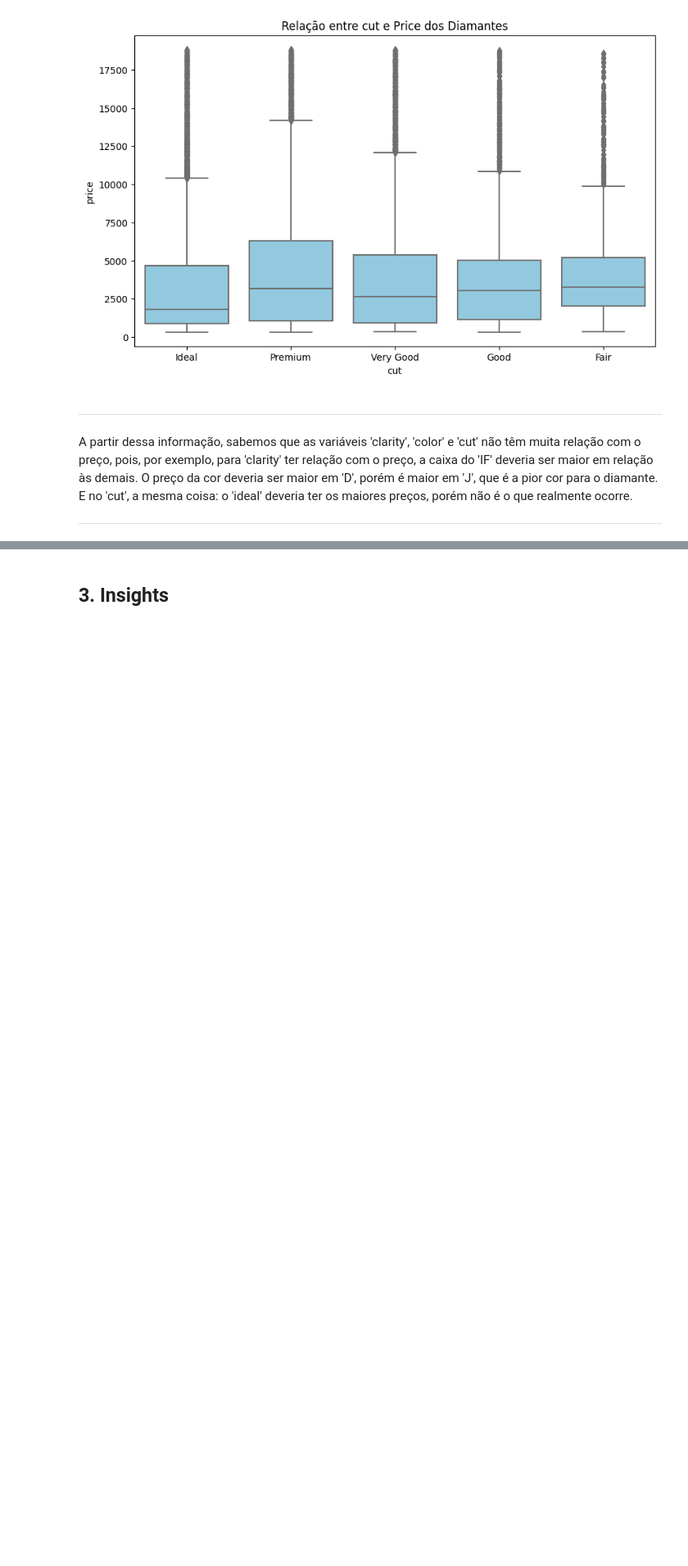
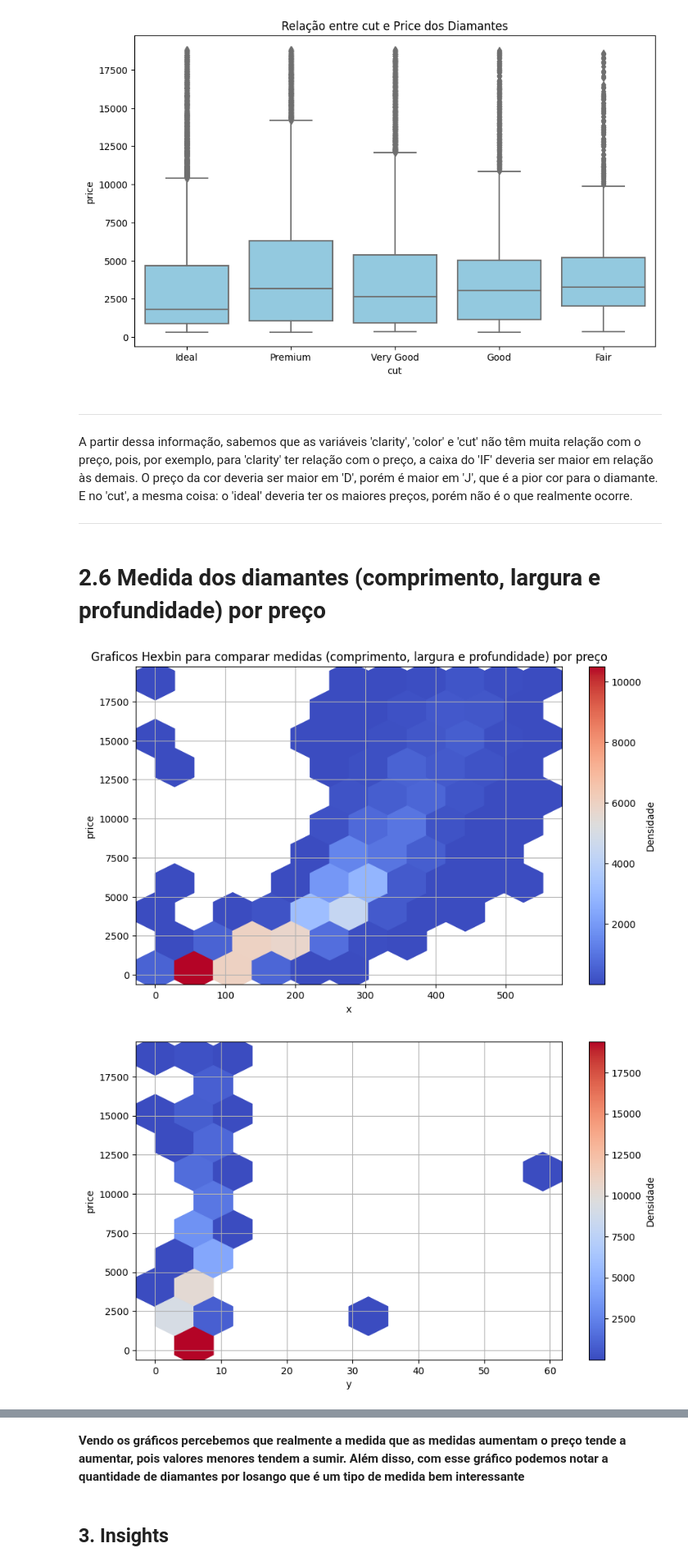
Before and after one commit to renantleite/avanti-bootcamp-cdd, a Jupyter notebook: notebooks/01-exploratory_data_analysis.ipynb, the cells around one changed output, grey strips where cells are left out. Shown: that part at 82% size. Cells and saved outputs as stored; diff of their text form; code cells hidden in the pictures; blank space fills up the shorter version.

```diff
--- a/notebooks/01-exploratory_data_analysis.ipynb
+++ b/notebooks/01-exploratory_data_analysis.ipynb
@@ -257,3 +284,38 @@ display(Markdown(
 A partir dessa informação, sabemos que as variáveis 'clarity', 'color' e 'cut' não têm muita relação com o preço, pois, por exemplo, para 'clarity' ter relação com o preço, a caixa do 'IF' deveria ser maior em relação às demais. O preço da cor deveria ser maior em 'D', porém é maior em 'J', que é a pior cor para o diamante. E no 'cut', a mesma coisa: o 'ideal' deveria ter os maiores preços, porém não é o que realmente ocorre.
 
  ---
+# %% [markdown]
+# 2.6 Medida dos diamantes (comprimento, largura e profundidade) por preço
+# %%
+plt.figure(figsize=(10, 6))
+plt.hexbin(df['x'], df['price'], gridsize=10, cmap='coolwarm', mincnt=1)
+
+plt.colorbar(label='Densidade')
+plt.title('Graficos Hexbin para comparar medidas (comprimento, largura e profundidade) por preço')
+plt.xlabel('x')
+plt.ylabel('price')
+plt.grid(True)
+plt.show()
+
+plt.figure(figsize=(10, 6))
+plt.hexbin(df['y'], df['price'], gridsize=10, cmap='coolwarm', mincnt=1)
+
+plt.colorbar(label='Densidade')
+plt.xlabel('y')
+plt.ylabel('price')
+plt.grid(True)
+plt.show()
+
+plt.figure(figsize=(10, 6))
+plt.hexbin(df['z'], df['price'], gridsize=10, cmap='coolwarm', mincnt=1)
+
+plt.colorbar(label='Densidade')
+plt.xlabel('z')
+plt.ylabel('price')
+plt.grid(True)
+plt.show()
+
+display(Markdown("**Vendo os gráficos percebemos que realmente a medida que as medidas aumentam o preço tende a aumentar, pois valores menores tendem a sumir. Além disso, com esse gráfico podemos notar a quantidade de diamantes por losango que é um tipo de medida bem interessante**"))
+# %% [output]
+[figure, added]
+[figure, added]
@@ -260,3 +323,4 @@ A partir dessa informação, sabemos que as variáveis 'clarity', 'color' e 'cut
+**Vendo os gráficos percebemos que realmente a medida que as medidas aumentam o preço tende a aumentar, pois valores menores tendem a sumir. Além disso, com esse gráfico podemos notar a quantidade de diamantes por losango que é um tipo de medida bem interessante**
 # %% [markdown]
 ## 3. Insights
 # %% [markdown]
```
Also changed, not shown: parts of 7 cells of this notebook.
